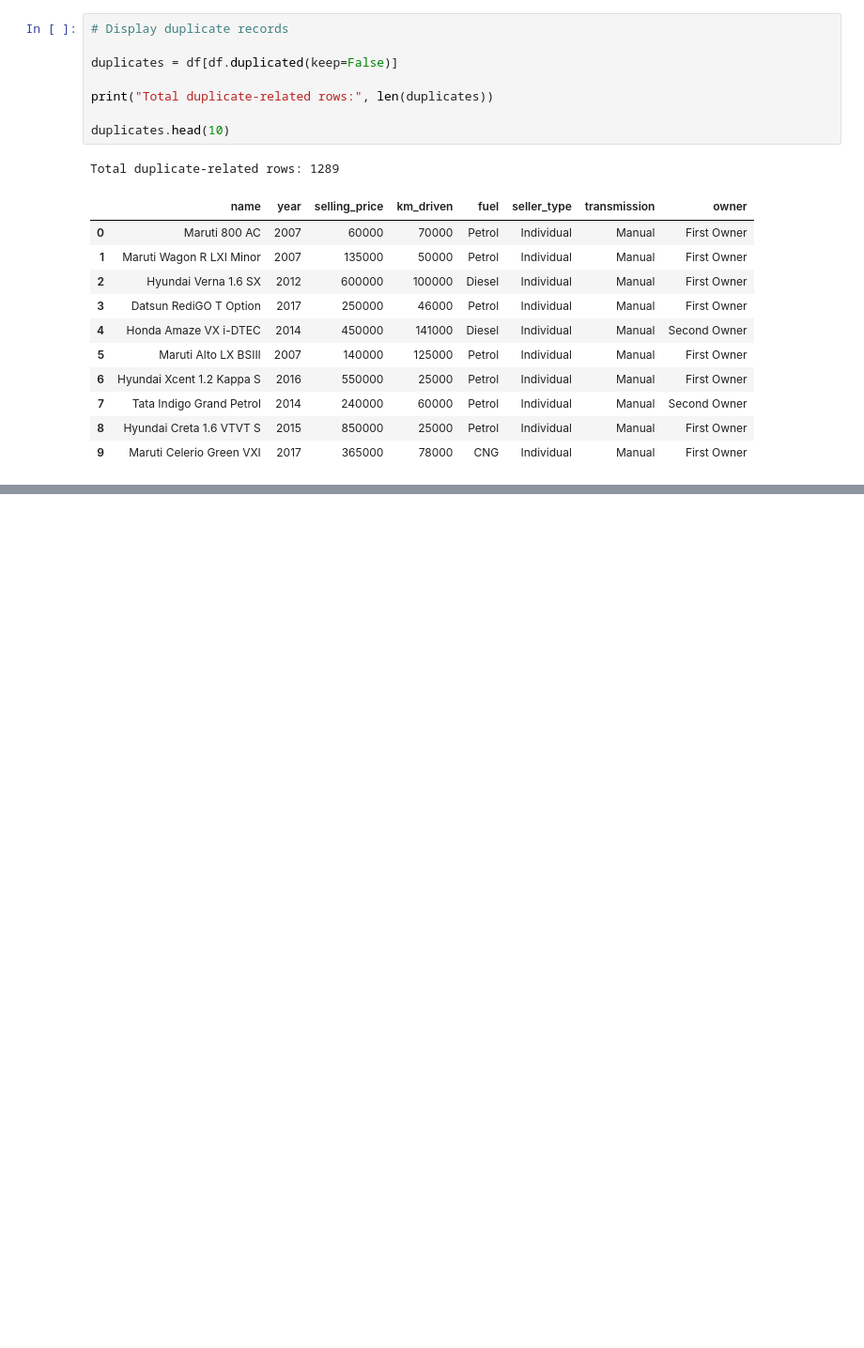
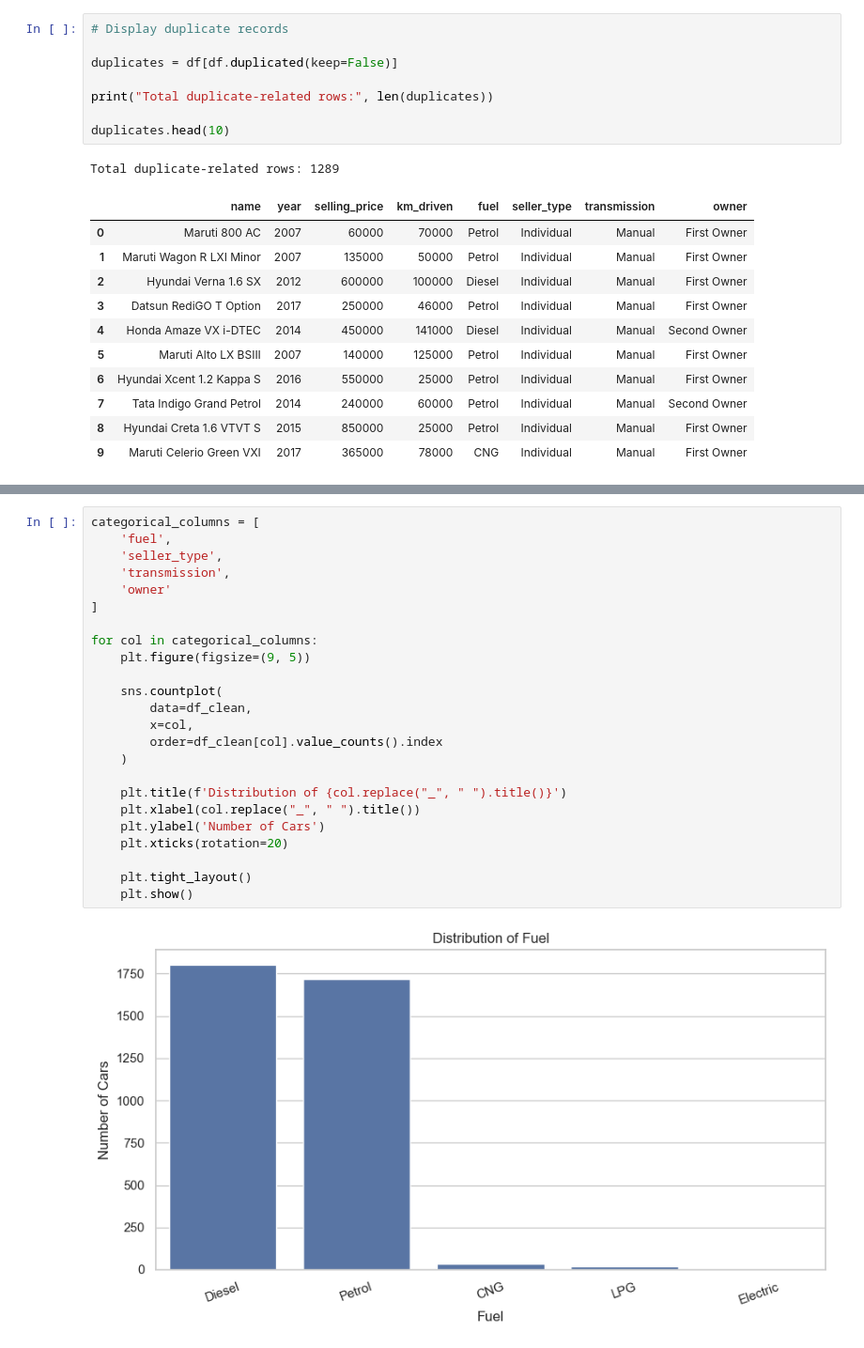
Before and after one commit to reubx03/used-car-price-intelligence, a Jupyter notebook: notebooks/01_EDA.ipynb, the cells around one changed output, grey strips where cells are left out. Shown at 94% size. Drawn from its saved outputs; the diff is of its cells as text; blank space fills up the shorter version.

```diff
--- a/notebooks/01_EDA.ipynb
+++ b/notebooks/01_EDA.ipynb
@@ -180,0 +451,26 @@ Total duplicate-related rows: 1289
+# %%
+categorical_columns = [
+    'fuel',
+    'seller_type',
+    'transmission',
+    'owner'
+]
+
+for col in categorical_columns:
+    plt.figure(figsize=(9, 5))
+
+    sns.countplot(
+        data=df_clean,
+        x=col,
+        order=df_clean[col].value_counts().index
+    )
+
+    plt.title(f'Distribution of {col.replace("_", " ").title()}')
+    plt.xlabel(col.replace("_", " ").title())
+    plt.ylabel('Number of Cars')
+    plt.xticks(rotation=20)
+
+    plt.tight_layout()
+    plt.show()
+# %% [output]
+[figure, added]
```
Also changed, not shown: parts of 21 cells of this notebook, 2 other files.
